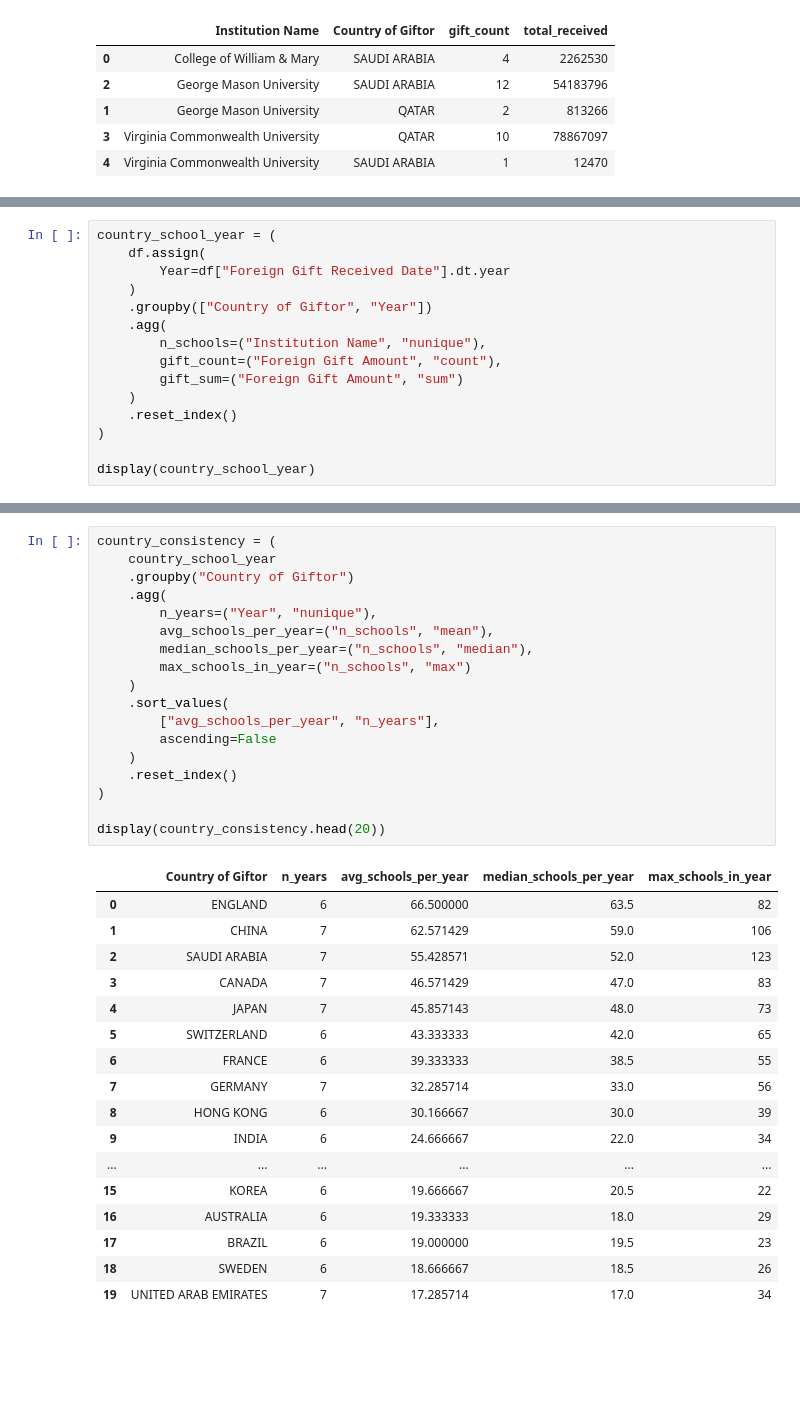
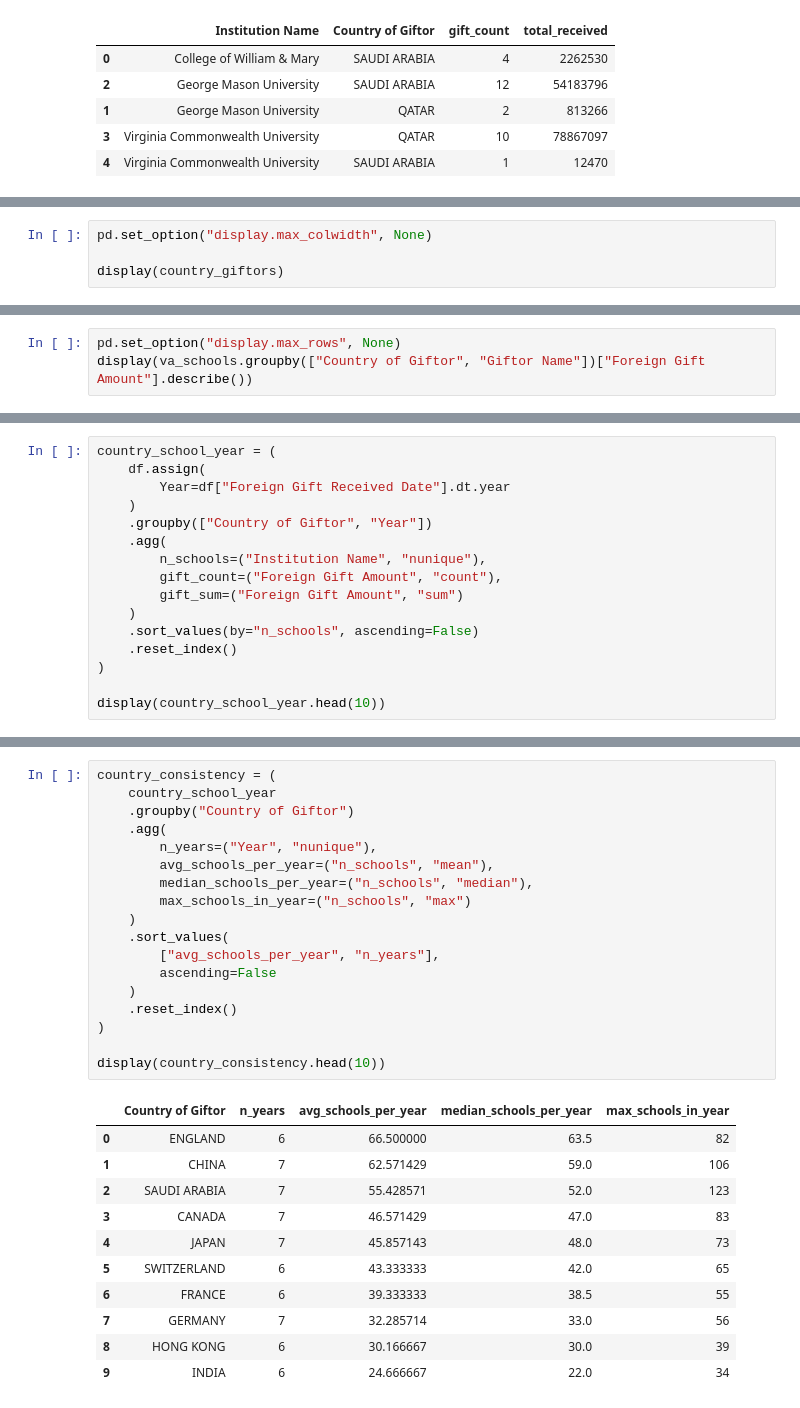
Before and after one commit to ae-phillips/uu_wrangling_and_eda, a Jupyter notebook: lab_1/uva_analysis.ipynb, the cells around one changed output, grey strips where cells are left out. Saved outputs shown, nothing was run; the diff lists cells and outputs as text; blank space fills up the shorter version.

```diff
--- a/lab_1/uva_analysis.ipynb
+++ b/lab_1/uva_analysis.ipynb
@@ -773,0 +808,4 @@ display(qatar_saudi_by_school)
+# %%
+pd.set_option("display.max_colwidth", None)
+
+display(country_giftors)
@@ -773,0 +852,3 @@ display(qatar_saudi_by_school)
+# %%
+pd.set_option("display.max_rows", None)
+display(va_schools.groupby(["Country of Giftor", "Giftor Name"])["Foreign Gift Amount"].describe())
@@ -808,9 +946,10 @@ country_school_year = (
         gift_count=("Foreign Gift Amount", "count"),
         gift_sum=("Foreign Gift Amount", "sum")
     )
+    .sort_values(by="n_schools", ascending=False)
     .reset_index()
 )
 
-display(country_school_year)
+display(country_school_year.head(10))
 # %% [output]
 |  | Country of Giftor | Year | n_schools | gift_count | gift_sum |
@@ -829,39 +966,33 @@ display(country_school_year)
 # %%
 country_consistency = (
     country_school_year
     .groupby("Country of Giftor")
     .agg(
         n_years=("Year", "nunique"),
         avg_schools_per_year=("n_schools", "mean"),
         median_schools_per_year=("n_schools", "median"),
         max_schools_in_year=("n_schools", "max")
     )
     .sort_values(
         ["avg_schools_per_year", "n_years"],
         ascending=False
     )
     .reset_index()
 )
 
-display(country_consistency.head(20))
+display(country_consistency.head(10))
 # %% [output]
 |  | Country of Giftor | n_years | avg_schools_per_year | median_schools_per_year | max_schools_in_year |
 | 0 | ENGLAND | 6 | 66.500000 | 63.5 | 82 |
 | 1 | CHINA | 7 | 62.571429 | 59.0 | 106 |
 | 2 | SAUDI ARABIA | 7 | 55.428571 | 52.0 | 123 |
 | 3 | CANADA | 7 | 46.571429 | 47.0 | 83 |
 | 4 | JAPAN | 7 | 45.857143 | 48.0 | 73 |
 | 5 | SWITZERLAND | 6 | 43.333333 | 42.0 | 65 |
 | 6 | FRANCE | 6 | 39.333333 | 38.5 | 55 |
 | 7 | GERMANY | 7 | 32.285714 | 33.0 | 56 |
 | 8 | HONG KONG | 6 | 30.166667 | 30.0 | 39 |
 | 9 | INDIA | 6 | 24.666667 | 22.0 | 34 |
-| ... | ... | ... | ... | ... | ... |
-| 15 | KOREA | 6 | 19.666667 | 20.5 | 22 |
-| 16 | AUSTRALIA | 6 | 19.333333 | 18.0 | 29 |
-| 17 | BRAZIL | 6 | 19.000000 | 19.5 | 23 |
-| 18 | SWEDEN | 6 | 18.666667 | 18.5 | 26 |
-| 19 | UNITED ARAB EMIRATES | 7 | 17.285714 | 17.0 | 34 |
 # %%
 country_school_year_counts = (
     df.assign(
```
Also changed, not shown: parts of 25 cells of this notebook.
